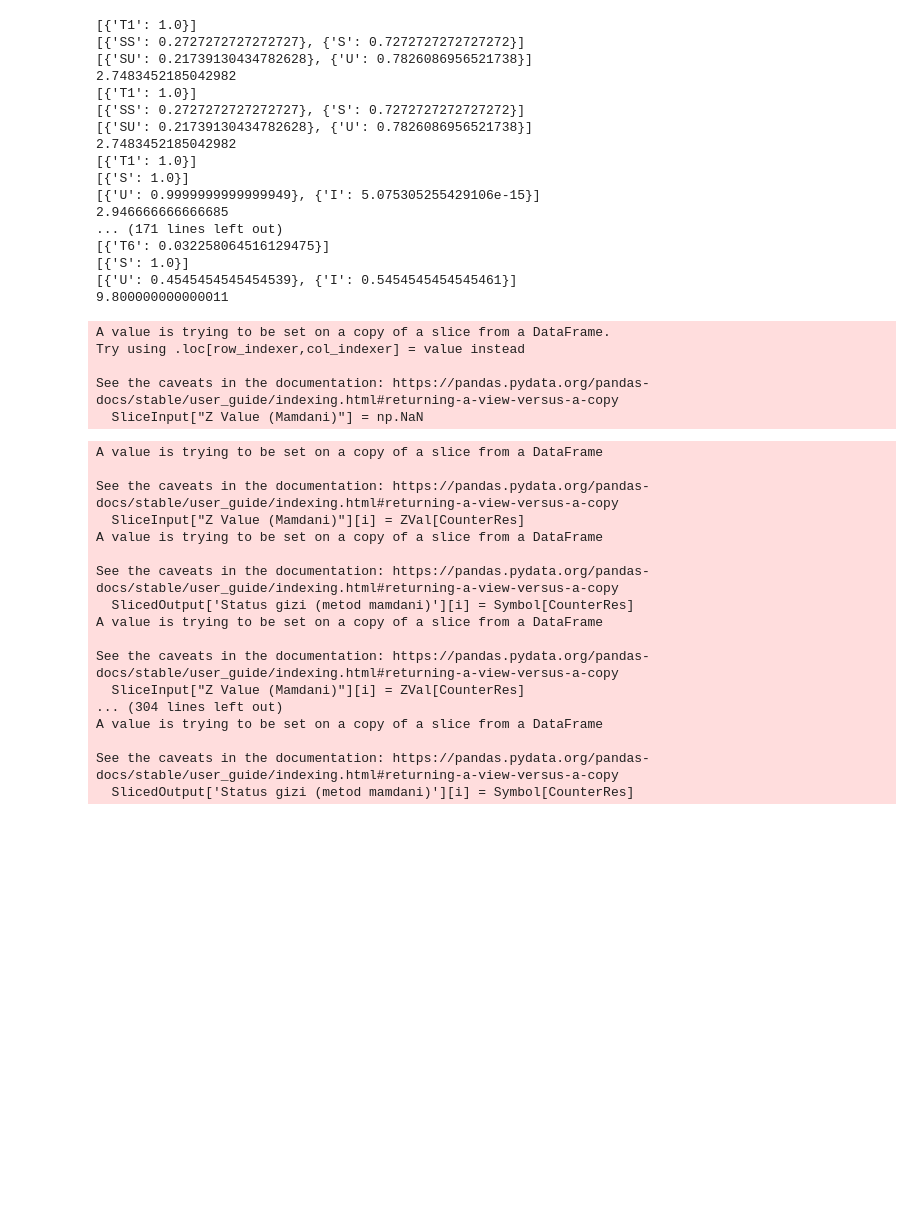
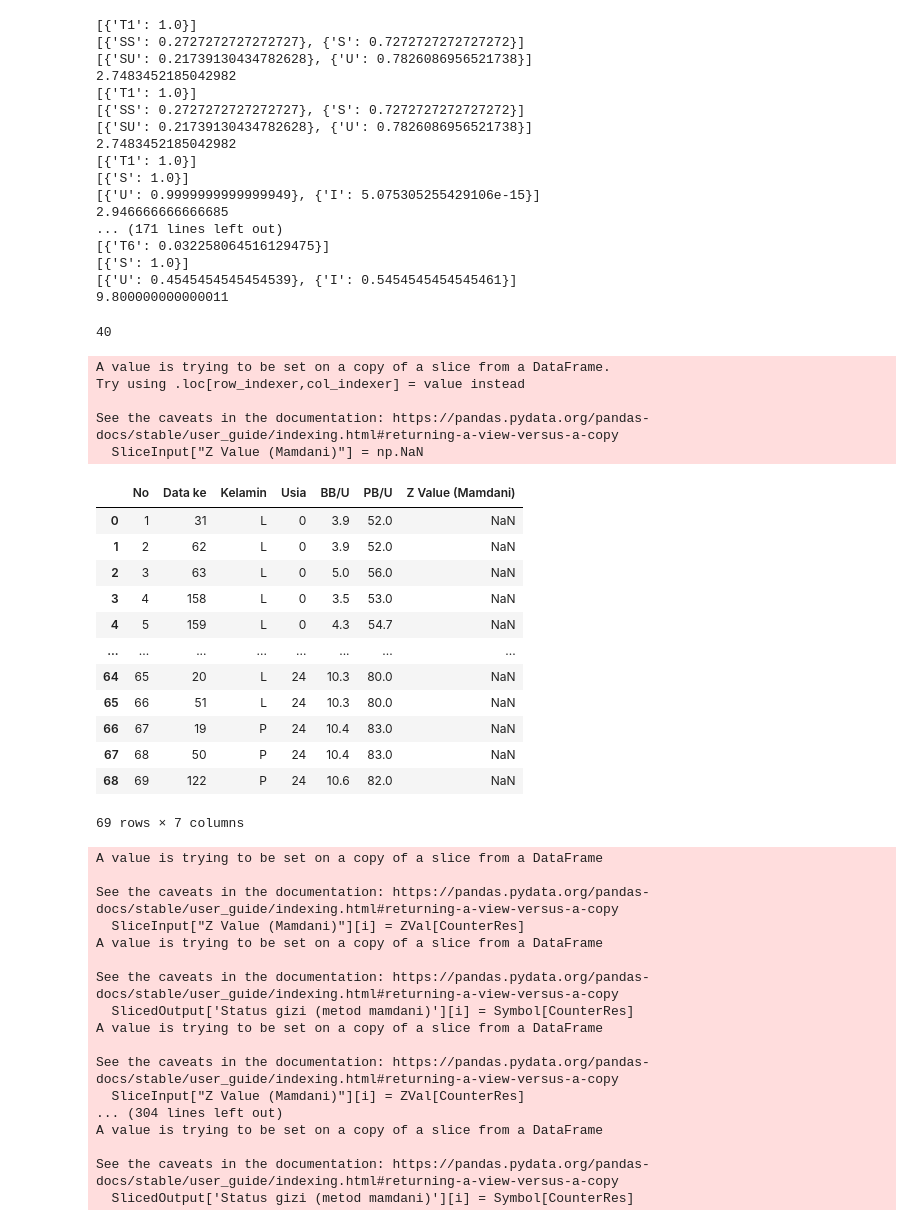
Before and after one commit to NexoCal/ProjectF, a Jupyter notebook: MamdaniGirls.ipynb, the cells around one changed output. Saved outputs shown, nothing was run; the diff lists cells and outputs as text; code cells hidden in the pictures; blank space fills up the shorter version.

```diff
--- a/ProjectF.ipynb
+++ b/MamdaniGirls.ipynb
@@ -54,4 +57,0 @@ dataRaw
-# %%
-dataRaw.rename(columns={dataRaw.columns[2]: "Kelamin"}, inplace=True)
-BoysData = dataRaw.drop(dataRaw[dataRaw.Kelamin == "P"].index)
-BoysData
@@ -260,6 +264,10 @@ for i in FuzzyInput.index:
 [{'S': 1.0}]
 [{'U': 0.4545454545454539}, {'I': 0.5454545454545461}]
 9.800000000000011
+# %%
+print(len(ZVal))
+# %% [output]
+40
 # %%
 SlicedOutput = dataRaw[['Status gizi (metod mamdani)','Status gizi (metode tsukamoto)']]
 SliceInput = dataRaw[['No','Data ke','Kelamin','Usia','BB/U','PB/U']]
@@ -270,6 +278,22 @@ Try using .loc[row_indexer,col_indexer] = value instead
 
 See the caveats in the documentation: https://pandas.pydata.org/pandas-docs/stable/user_guide/indexing.html#returning-a-view-versus-a-copy
   SliceInput["Z Value (Mamdani)"] = np.NaN
+# %%
+SliceInput
+# %% [output]
+|  | No | Data ke | Kelamin | Usia | BB/U | PB/U | Z Value (Mamdani) |
+| 0 | 1 | 31 | L | 0 | 3.9 | 52.0 | NaN |
+| 1 | 2 | 62 | L | 0 | 3.9 | 52.0 | NaN |
+| 2 | 3 | 63 | L | 0 | 5.0 | 56.0 | NaN |
+| 3 | 4 | 158 | L | 0 | 3.5 | 53.0 | NaN |
+| 4 | 5 | 159 | L | 0 | 4.3 | 54.7 | NaN |
+| ... | ... | ... | ... | ... | ... | ... | ... |
+| 64 | 65 | 20 | L | 24 | 10.3 | 80.0 | NaN |
+| 65 | 66 | 51 | L | 24 | 10.3 | 80.0 | NaN |
+| 66 | 67 | 19 | P | 24 | 10.4 | 83.0 | NaN |
+| 67 | 68 | 50 | P | 24 | 10.4 | 83.0 | NaN |
+| 68 | 69 | 122 | P | 24 | 10.6 | 82.0 | NaN |
+69 rows × 7 columns
 # %%
 CounterRes = 0
 
```
Also changed, not shown: parts of 8 cells of this notebook, 4 other files.
